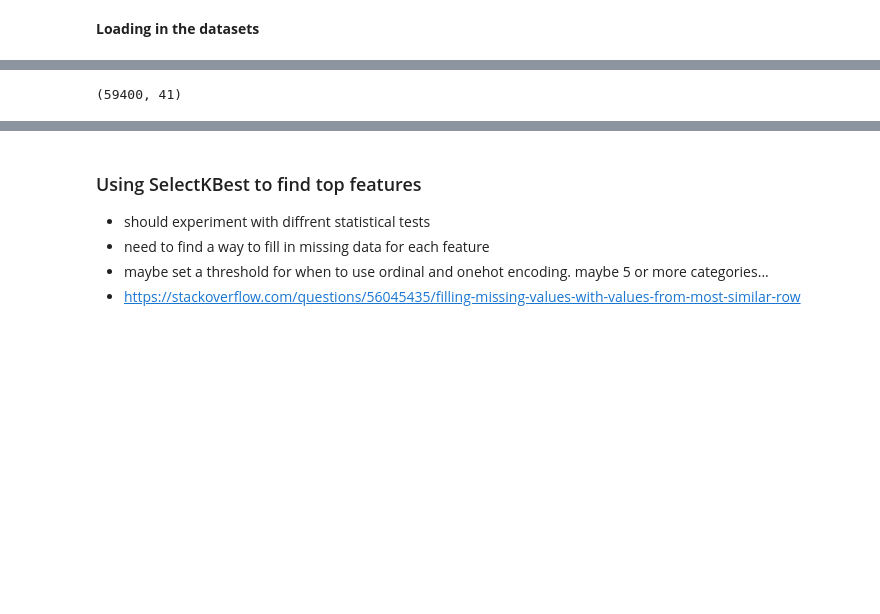
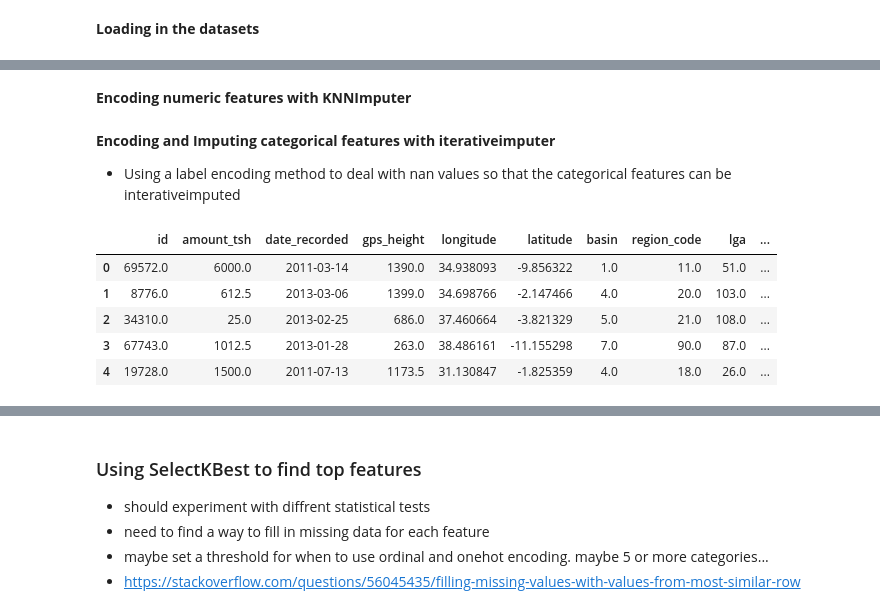
Before and after one commit to Tyler9937/Data-Science-and-Computer-Science-Fundamentals, a Jupyter notebook: Predictive Modeling/Tanzanian Ministry of Water Dataset Project/TMW Dataset Analysis.ipynb, the cells around one changed output, grey strips where cells are left out. Saved outputs shown, nothing was run; the diff lists cells and outputs as text; code cells hidden in the pictures; blank space fills up the shorter version.

Commit message:
Data Wrangeling TMW

```diff
--- a/Predictive Modeling/Tanzanian Ministry of Water Dataset Project/TMW Dataset Analysis.ipynb
+++ b/Predictive Modeling/Tanzanian Ministry of Water Dataset Project/TMW Dataset Analysis.ipynb
@@ -38,0 +299,2 @@ df = X_train.merge(y_train, on='id')
+# %% [markdown]
+**Encoding numeric features with KNNImputer**
@@ -39,4 +311,49 @@ df = X_train.merge(y_train, on='id')
+# %%
+# Reconstructing the origianl dataframe
+df['amount_tsh'] = X_numeric['amount_tsh']
+df['gps_height'] = X_numeric['gps_height']
+df['longitude'] = X_numeric['longitude']
+df['latitude'] = X_numeric['latitude']
+df['region_code'] = X_numeric['region_code']
+df['population'] = X_numeric['population']
+df['public_meeting'] = X_numeric['public_meeting']
+df['permit'] = X_numeric['permit']
+df['construction_year'] = X_numeric['construction_year']
+# %% [markdown]
+**Encoding and Imputing categorical features with iterativeimputer**
+
+- Using a label encoding method to deal with nan values so that the categorical features can be interativeimputed
+# %%
+categorical_features = ['basin', 'lga', 'extraction_type_class', 'management_group',
+                        'payment', 'quality_group', 'quantity', 'source_class', 'waterpoint_type']
+
+# Label encoding with a trick to keep nan values
+df[categorical_features] = df[categorical_features].apply(lambda series: pd.Series(
+        LabelEncoder().fit_transform(series[series.notnull()]),
+        index=series[series.notnull()].index
+        ))
+
+X_categorical = df[categorical_features]
+
+imputer = IterativeImputer()
+X_categorical = imputer.fit_transform(X_categorical)
+X_categorical = pd.DataFrame(X_categorical, columns=categorical_features)
+# %%
+df['basin'] = X_categorical['basin']
+df['lga'] = X_categorical['lga']
+df['extraction_type_class'] = X_categorical['extraction_type_class']
+df['management_group'] = X_categorical['management_group']
+df['payment'] = X_categorical['payment']
+df['quality_group'] = X_categorical['quality_group']
+df['quantity'] = X_categorical['quantity']
+df['source_class'] = X_categorical['source_class']
+df['waterpoint_type'] = X_categorical['waterpoint_type']
 # %%
-df.shape
+df.head()
 # %% [output]
-(59400, 41)
+|  | id | amount_tsh | date_recorded | gps_height | longitude | latitude | basin | region_code | lga | ... |
+| 0 | 69572.0 | 6000.0 | 2011-03-14 | 1390.0 | 34.938093 | -9.856322 | 1.0 | 11.0 | 51.0 | ... |
+| 1 | 8776.0 | 612.5 | 2013-03-06 | 1399.0 | 34.698766 | -2.147466 | 4.0 | 20.0 | 103.0 | ... |
+| 2 | 34310.0 | 25.0 | 2013-02-25 | 686.0 | 37.460664 | -3.821329 | 5.0 | 21.0 | 108.0 | ... |
+| 3 | 67743.0 | 1012.5 | 2013-01-28 | 263.0 | 38.486161 | -11.155298 | 7.0 | 90.0 | 87.0 | ... |
+| 4 | 19728.0 | 1500.0 | 2011-07-13 | 1173.5 | 31.130847 | -1.825359 | 4.0 | 18.0 | 26.0 | ... |
```
Also changed, not shown: parts of 42 cells of this notebook, 1 other file.
